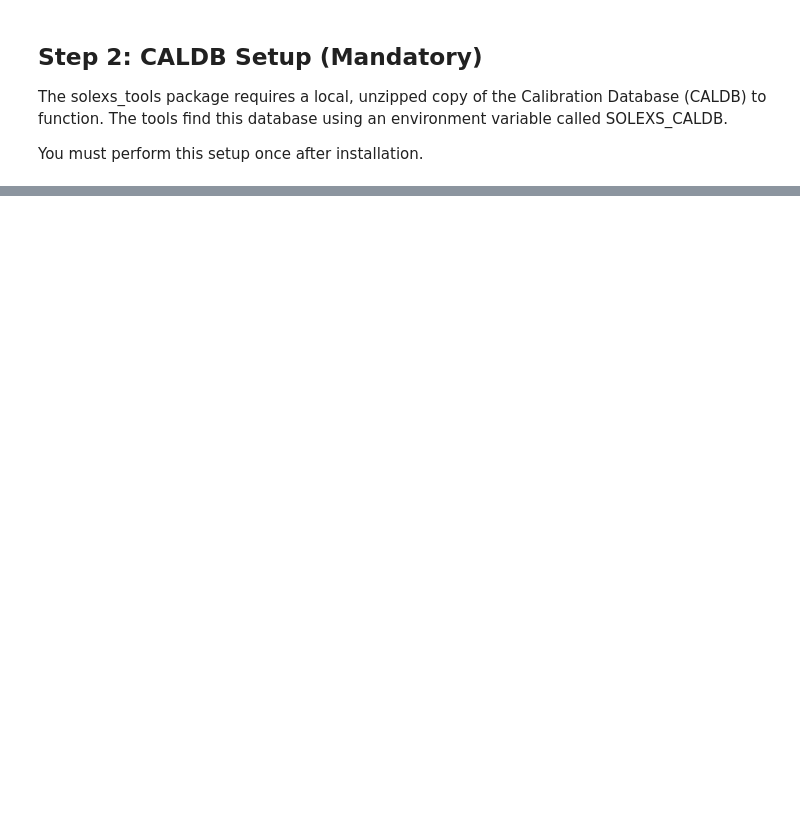
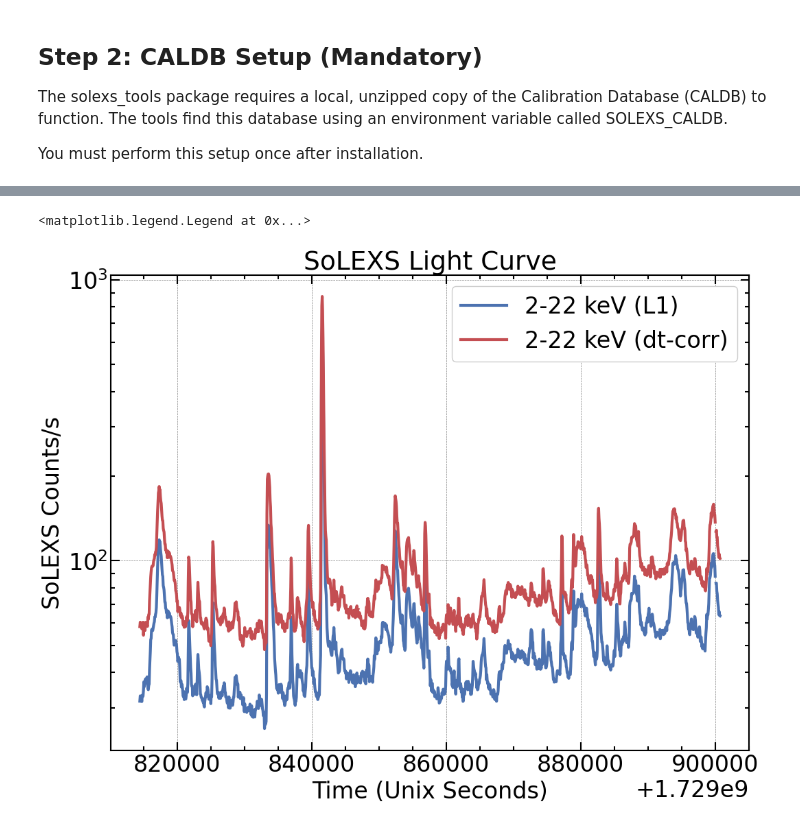
Before and after one commit to abhilash-sw/solexs_tools, a Jupyter notebook: notebooks/SoLEXS_Tools_Guide.ipynb, the cells around one changed output, grey strips where cells are left out. Cells and saved outputs as stored; diff of their text form; code cells hidden in the pictures; blank space fills up the shorter version.

Commit message:
copied from solexs_workshop.

```diff
--- a/notebooks/SoLEXS_Tools_Guide.ipynb
+++ b/notebooks/SoLEXS_Tools_Guide.ipynb
@@ -38,0 +92,2 @@ Do you want to proceed and potentially overwrite files? (y/n):
+# %%
+lc_file_corr = os.path.join(dir_path,f"AL1_SOLEXS_{date_str}_SDD2_L1_dt_corr.lc")
@@ -38,0 +98,45 @@ Do you want to proceed and potentially overwrite files? (y/n):
+# %%
+def rebin_lc(lc, time_arr ,rebin_sec): #lc: counts per second
+    datetime_arr = time_arr
+    extra_bins = len(lc) % rebin_sec
+    if extra_bins != 0:
+        lc = lc[:-extra_bins]
+    new_bins = int(len(lc)/rebin_sec)
+    new_lc = lc.reshape((new_bins, rebin_sec)).sum(axis=1)
+    new_tm = np.arange(new_bins)*rebin_sec
+
+
+    new_datetime_arr = []
+    for ii in new_tm:
+        new_datetime_arr.append(datetime_arr[int(ii)])
+
+    new_lc = new_lc/rebin_sec
+
+    return new_lc, new_datetime_arr
+# %%
+hdu_lc = fits.open(lc_file)
+lc_data = hdu_lc[1].data
+
+hdu_lc_corr = fits.open(lc_file_corr)
+lc_data_corr = hdu_lc_corr[1].data
+
+
+rebin_sec = 60
+lc_60, time_arr_60 = rebin_lc(lc_data['COUNTS'],lc_data['TIME'],rebin_sec)
+
+lc_corr_60, time_arr_60 = rebin_lc(lc_data_corr['FLUX'],lc_data_corr['TIME'],rebin_sec)
+# %%
+
+fig, ax = plt.subplots()
+# ax.semilogy(lc_data['TIME'], lc_data['COUNTS'],label='2-22 keV (L1)')
+# ax.semilogy(lc_data_corr['TIME'], lc_data_corr['FLUX'],label='2-22 keV (dt-corr)')
+ax.semilogy(time_arr_60, lc_60,label='2-22 keV (L1)')
+ax.plot([])
+ax.semilogy(time_arr_60, lc_corr_60,label='2-22 keV (dt-corr)')
+ax.set_title("SoLEXS Light Curve")
+ax.set_xlabel("Time (Unix Seconds)")
+ax.set_ylabel("SoLEXS Counts/s")
+ax.legend()
+# %% [output]
+<matplotlib.legend.Legend at 0x...>
+[figure, added]
```
Also changed, not shown: parts of 28 cells of this notebook.
